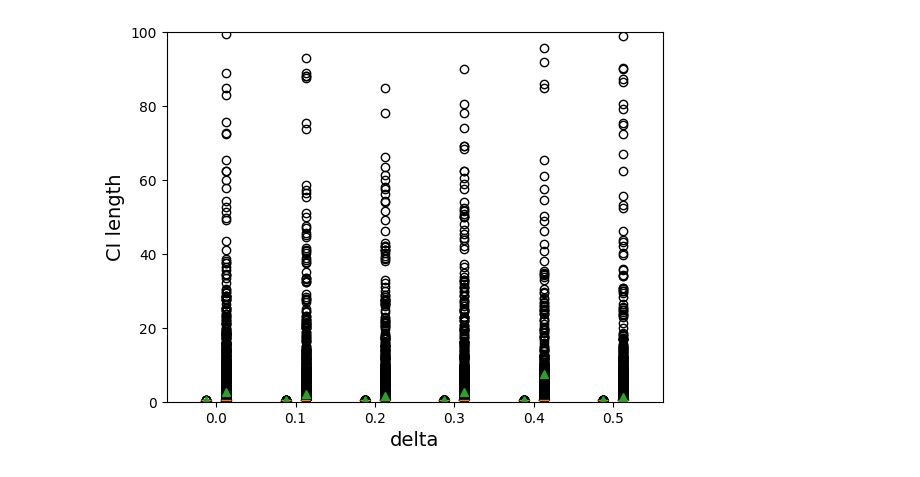
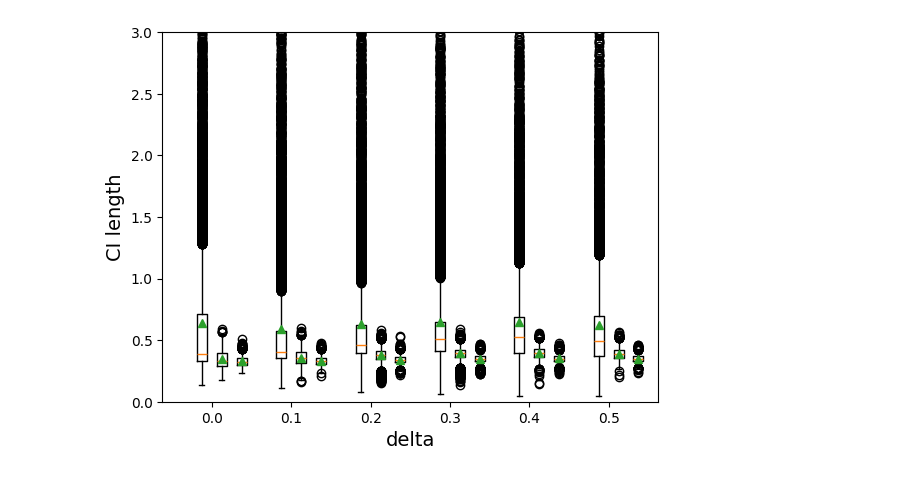
Before and after one commit to shirara1016/randomized, a Jupyter notebook: randomized_multi.ipynb, the cells around one changed output. Cells and saved outputs as stored; diff of their text form; code cells hidden in the pictures.

```diff
--- a/randomized_multi.ipynb
+++ b/randomized_multi.ipynb
@@ -3,20 +3,41 @@ import polars as pl
 import matplotlib.pyplot as plt
 import numpy as np
 
-frame = pl.read_csv("results/*low*.csv")
+frame_1 = pl.read_csv("results/*low*.csv").group_by("method", "delta", maintain_order=True).agg(
+    pl.col("is_contain").mean().alias("coverage"),
+    (pl.col("mle") - pl.col("true_signal")).alias("mle_error"),
+    (pl.col("p") < 0.05).mean().alias("reject_rate"),
+    (pl.col("ci_upper") - pl.col("ci_lower")).alias("ci_length"),
+).with_columns(pl.col("method").str.replace("randomized", "randomized_low"))
 
-frame = frame.group_by("method", "delta", maintain_order=True).agg(
+frame_2 = pl.read_csv("results/*high*.csv").group_by("method", "delta", maintain_order=True).agg(
+    pl.col("is_contain").mean().alias("coverage"),
+    (pl.col("mle") - pl.col("true_signal")).alias("mle_error"),
+    (pl.col("p") < 0.05).mean().alias("reject_rate"),
+    (pl.col("ci_upper") - pl.col("ci_lower")).alias("ci_length"),
+).with_columns(pl.col("method").str.replace("randomized", "randomized_high"))
+
+frame_3 = pl.read_csv("results/*randomized_0*.csv").group_by("method", "delta", maintain_order=True).agg(
     pl.col("is_contain").mean().alias("coverage"),
     (pl.col("mle") - pl.col("true_signal")).alias("mle_error"),
     (pl.col("p") < 0.05).mean().alias("reject_rate"),
     (pl.col("ci_upper") - pl.col("ci_lower")).alias("ci_length"),
 )
 
+frame_4 = pl.read_csv("results/*polyhedral*.csv").group_by("method", "delta", maintain_order=True).agg(
+    pl.col("is_contain").mean().alias("coverage"),
+    (pl.col("mle") - pl.col("true_signal")).alias("mle_error"),
+    (pl.col("p") < 0.05).mean().alias("reject_rate"),
+    (pl.col("ci_upper") - pl.col("ci_lower")).alias("ci_length"),
+)
+
+frame = frame_1.vstack(frame_2).vstack(frame_3).vstack(frame_4)
+
 mle_errors: dict[str, list] = {}
 ci_lengths: dict[str, list] = {}
 reject_rates: dict[str, list] = {}
 coverages: dict[str, list] = {}
-for method in ["randomized"]:
+for method in ["randomized_low", "randomized_high", "randomized", "polyhedral"]:
     mle_errors[method] = []
     ci_lengths[method] = []
     reject_rates[method] = []
@@ -127,22 +118,30 @@ for delta_index in range(6):
 # %%
 num = 4
-lim = 100
+lim = 3
 locs = np.arange(6 * num)
 
 fig, ax = plt.subplots()
-bplot = ax.boxplot(ci_lengths["randomized"], positions=locs[::num], showmeans=True)
+# bplot = ax.boxplot(ci_lengths["randomized_low"], positions=locs[::num], showmeans=True)
+# for flier in bplot['fliers']:
+#     flier.set_rasterized(True)
+bplot = ax.boxplot(ci_lengths["randomized_low"], positions=locs[::num], showmeans=True)
 for flier in bplot['fliers']:
     flier.set_rasterized(True)
-bplot = ax.boxplot(ci_lengths["polyhedral"], positions=locs[1::num], showmeans=True)
+bplot = ax.boxplot(ci_lengths["randomized"], positions=locs[1::num], showmeans=True)
+for flier in bplot['fliers']:
+    flier.set_rasterized(True)
+bplot = ax.boxplot(ci_lengths["randomized_high"], positions=locs[2::num], showmeans=True)
 for flier in bplot['fliers']:
     flier.set_rasterized(True)
 
 plt.ylim(0, lim)
 plt.xlim(-2, 6 * num - (num - 3))
 plt.xticks(locs[::num] + 0.5, [0.0, 0.1, 0.2, 0.3, 0.4, 0.5])
 plt.xlabel("delta", fontsize=14)
 plt.ylabel("CI length", fontsize=14)
-plt.savefig(f"figure/ci_length_upto{lim}.pdf", bbox_inches="tight", pad_inches=0.0, transparent=True)
+# plt.savefig(f"figure/ci_length_upto{lim}.pdf", bbox_inches="tight", pad_inches=0.0, transparent=True)
 plt.show()
+
+# 0.1 1.0 2.0
 # %% [output]
-[figure, old version]
+[figure, new version]
```
Also changed, not shown: parts of 4 cells of this notebook, 6 other files.
